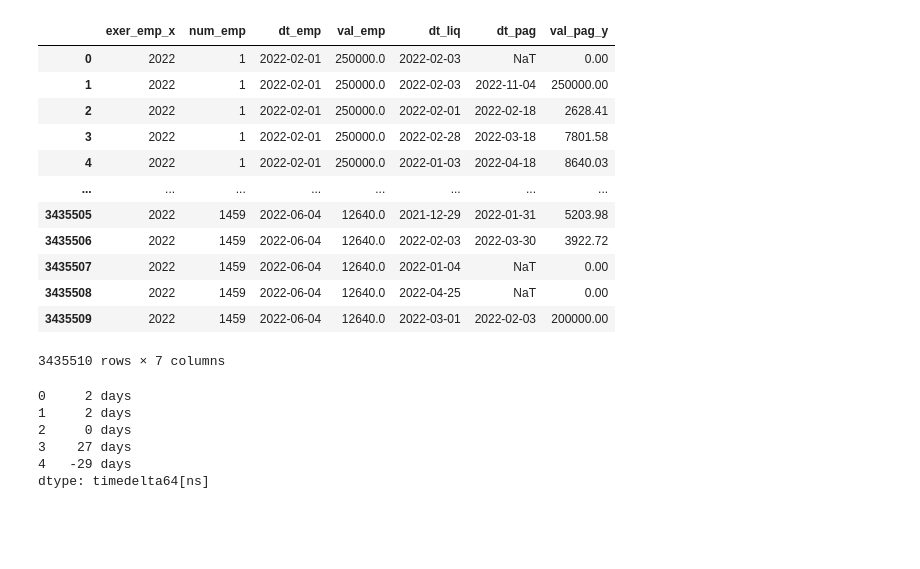
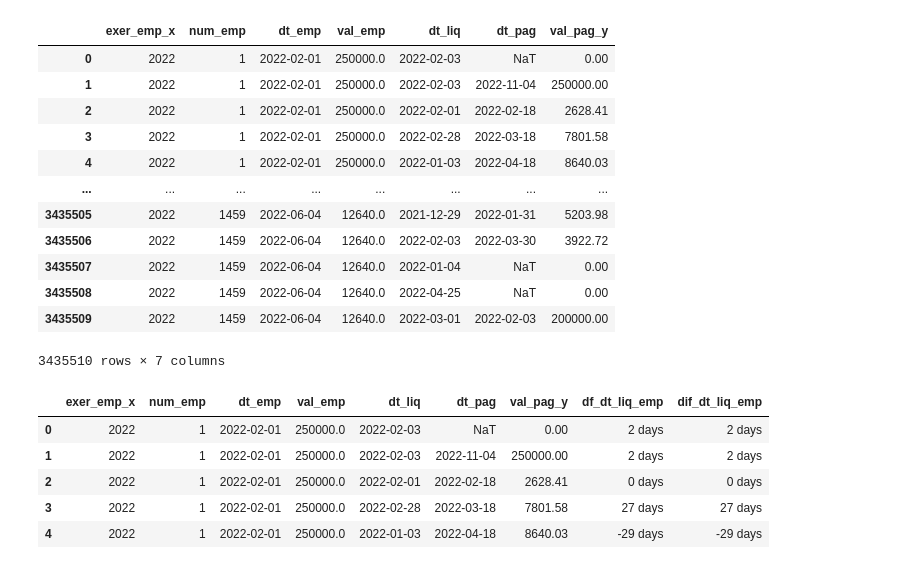
Before and after one commit to szalbuque/contasrio, a Jupyter notebook: Analisa_contas_municipio_rio_de_janeiro.ipynb, the cells around one changed output. Saved outputs shown, nothing was run; the diff lists cells and outputs as text; code cells hidden in the pictures; blank space fills up the shorter version.

```diff
--- a/Analisa_contas_municipio_rio_de_janeiro.ipynb
+++ b/Analisa_contas_municipio_rio_de_janeiro.ipynb
@@ -141,13 +141,16 @@ dtype: object
 # %%
 # calcular a diferença de dias entre dt_pag e dt_liq
 dif_dt_liq_dt_emp = tabela['dt_liq'] - tabela['dt_emp']
 dif_dt_liq_dt_emp.head()
+# insere uma coluna com estes cálculos de diferença de dias na tabela
+tabela.insert(7, "df_dt_liq_emp",dif_dt_liq_dt_emp , allow_duplicates=True)
+tabela.head()
 # %% [output]
-0     2 days
-1     2 days
-2     0 days
-3    27 days
-4   -29 days
-dtype: timedelta64[ns]
+|  | exer_emp_x | num_emp | dt_emp | val_emp | dt_liq | dt_pag | val_pag_y | df_dt_liq_emp | dif_dt_liq_emp |
+| 0 | 2022 | 1 | 2022-02-01 | 250000.0 | 2022-02-03 | NaT | 0.00 | 2 days | 2 days |
+| 1 | 2022 | 1 | 2022-02-01 | 250000.0 | 2022-02-03 | 2022-11-04 | 250000.00 | 2 days | 2 days |
+| 2 | 2022 | 1 | 2022-02-01 | 250000.0 | 2022-02-01 | 2022-02-18 | 2628.41 | 0 days | 0 days |
+| 3 | 2022 | 1 | 2022-02-01 | 250000.0 | 2022-02-28 | 2022-03-18 | 7801.58 | 27 days | 27 days |
+| 4 | 2022 | 1 | 2022-02-01 | 250000.0 | 2022-01-03 | 2022-04-18 | 8640.03 | -29 days | -29 days |
 # %%
 # calcular a diferença de dias entre dt_liq e dt_emp
```
